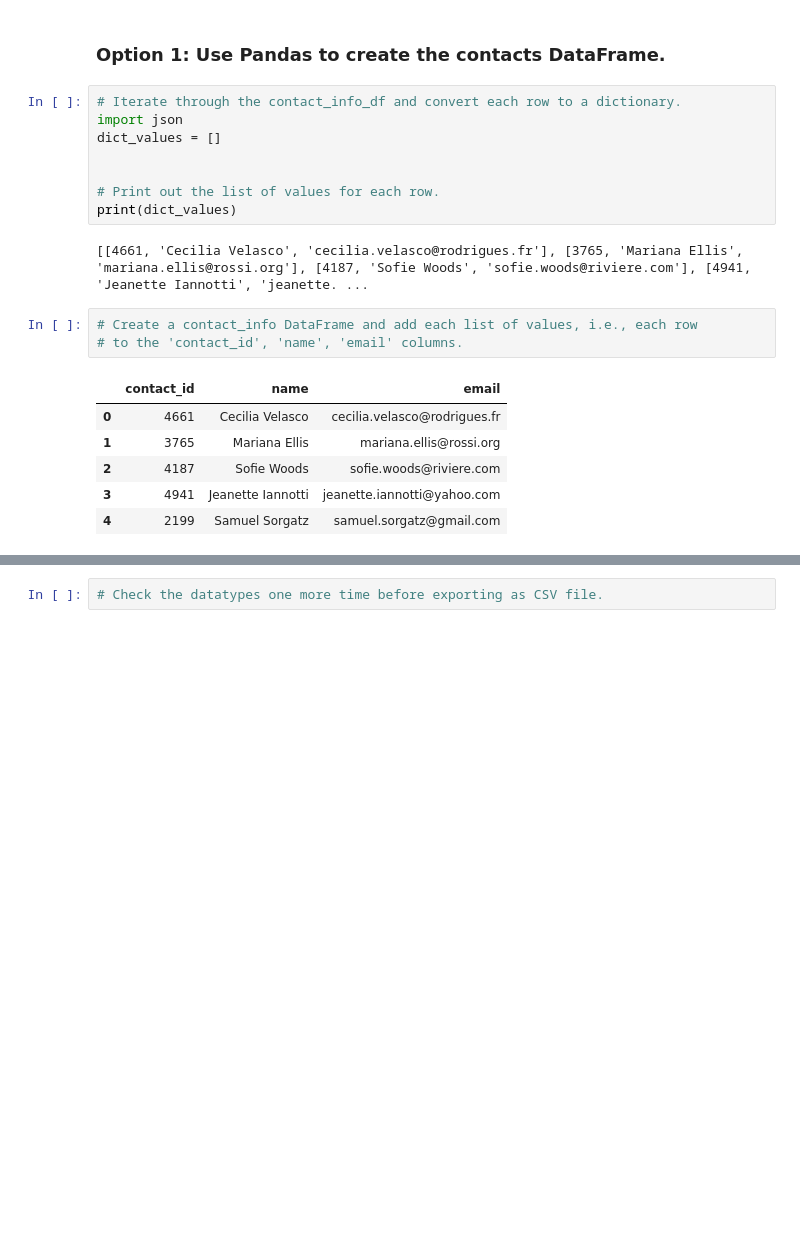
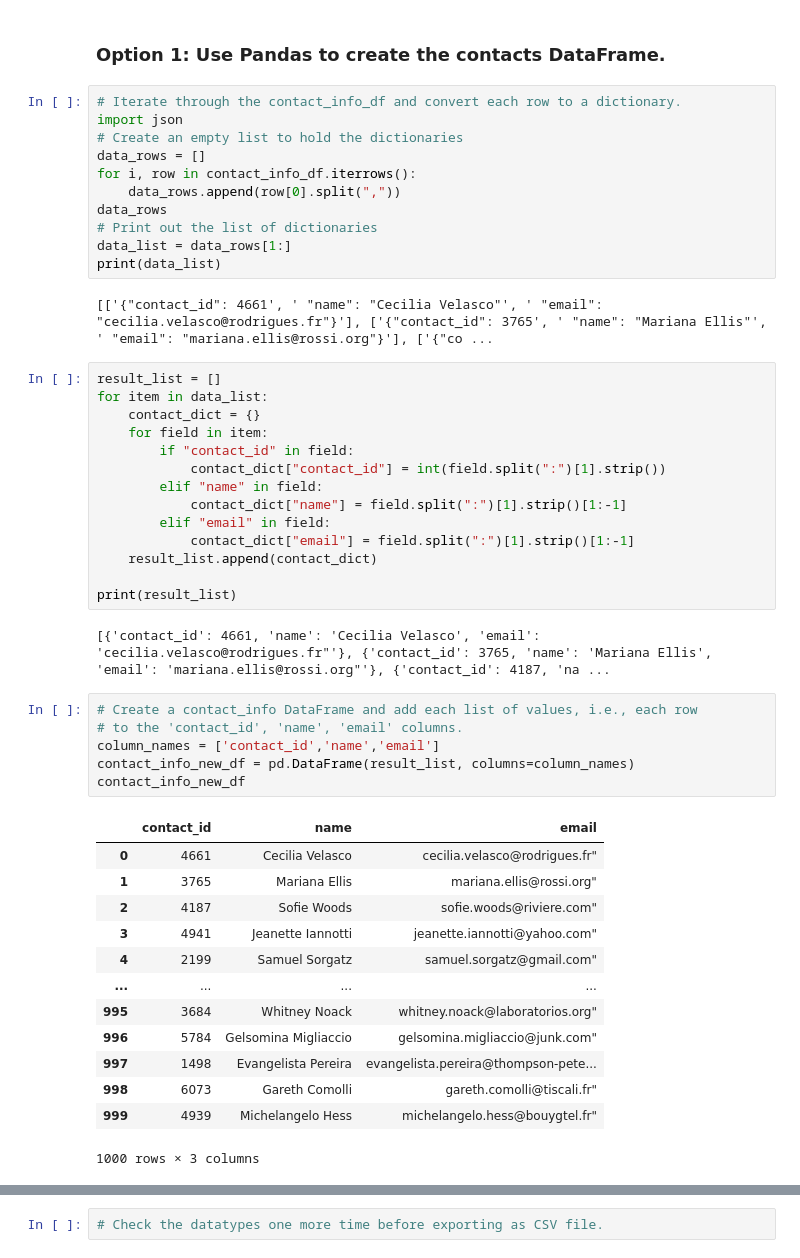
Before and after one commit to svafaeva93/Crowdfunding_ETL, a Jupyter notebook: ETL_Mini_Project_SVafaeva_TBansala.ipynb, the cells around one changed output, grey strips where cells are left out. Drawn from its saved outputs; the diff is of its cells as text; blank space fills up the shorter version.

```diff
--- a/ETL_Mini_Project_SVafaeva_TBansala.ipynb
+++ b/ETL_Mini_Project_SVafaeva_TBansala.ipynb
@@ -333,22 +334,51 @@ Then export the DataFrame as a `contacts.csv` CSV file.
 # %%
 # Iterate through the contact_info_df and convert each row to a dictionary.
 import json
-dict_values = []
-
-
-# Print out the list of values for each row.
-print(dict_values)
+# Create an empty list to hold the dictionaries
+data_rows = []
+for i, row in contact_info_df.iterrows():
+    data_rows.append(row[0].split(","))
+data_rows
+# Print out the list of dictionaries
+data_list = data_rows[1:]
+print(data_list)
 # %% [output]
-[[4661, 'Cecilia Velasco', 'cecilia.velasco@rodrigues.fr'], [3765, 'Mariana Ellis', 'mariana.ellis@rossi.org'], [4187, 'Sofie Woods', 'sofie.woods@riviere.com'], [4941, 'Jeanette Iannotti', 'jeanette. ...
+[['{"contact_id": 4661', ' "name": "Cecilia Velasco"', ' "email": "cecilia.velasco@rodrigues.fr"}'], ['{"contact_id": 3765', ' "name": "Mariana Ellis"', ' "email": "mariana.ellis@rossi.org"}'], ['{"co ...
+# %%
+result_list = []
+for item in data_list:
+    contact_dict = {}
+    for field in item:
+        if "contact_id" in field:
+            contact_dict["contact_id"] = int(field.split(":")[1].strip())
+        elif "name" in field:
+            contact_dict["name"] = field.split(":")[1].strip()[1:-1]
+        elif "email" in field:
+            contact_dict["email"] = field.split(":")[1].strip()[1:-1]
+    result_list.append(contact_dict)
+
+print(result_list)
+# %% [output]
+[{'contact_id': 4661, 'name': 'Cecilia Velasco', 'email': 'cecilia.velasco@rodrigues.fr"'}, {'contact_id': 3765, 'name': 'Mariana Ellis', 'email': 'mariana.ellis@rossi.org"'}, {'contact_id': 4187, 'na ...
 # %%
 # Create a contact_info DataFrame and add each list of values, i.e., each row
 # to the 'contact_id', 'name', 'email' columns.
+column_names = ['contact_id','name','email']
+contact_info_new_df = pd.DataFrame(result_list, columns=column_names)
+contact_info_new_df
 # %% [output]
 |  | contact_id | name | email |
-| 0 | 4661 | Cecilia Velasco | cecilia.velasco@rodrigues.fr |
-| 1 | 3765 | Mariana Ellis | mariana.ellis@rossi.org |
-| 2 | 4187 | Sofie Woods | sofie.woods@riviere.com |
-| 3 | 4941 | Jeanette Iannotti | jeanette.iannotti@yahoo.com |
-| 4 | 2199 | Samuel Sorgatz | samuel.sorgatz@gmail.com |
+| 0 | 4661 | Cecilia Velasco | cecilia.velasco@rodrigues.fr" |
+| 1 | 3765 | Mariana Ellis | mariana.ellis@rossi.org" |
+| 2 | 4187 | Sofie Woods | sofie.woods@riviere.com" |
+| 3 | 4941 | Jeanette Iannotti | jeanette.iannotti@yahoo.com" |
+| 4 | 2199 | Samuel Sorgatz | samuel.sorgatz@gmail.com" |
+| ... | ... | ... | ... |
+| 995 | 3684 | Whitney Noack | whitney.noack@laboratorios.org" |
+| 996 | 5784 | Gelsomina Migliaccio | gelsomina.migliaccio@junk.com" |
+| 997 | 1498 | Evangelista Pereira | evangelista.pereira@thompson-pete... |
+| 998 | 6073 | Gareth Comolli | gareth.comolli@tiscali.fr" |
+| 999 | 4939 | Michelangelo Hess | michelangelo.hess@bouygtel.fr" |
+1000 rows × 3 columns
 # %%
 # Check the datatypes.
```
Also changed, not shown: parts of 6 cells of this notebook.
